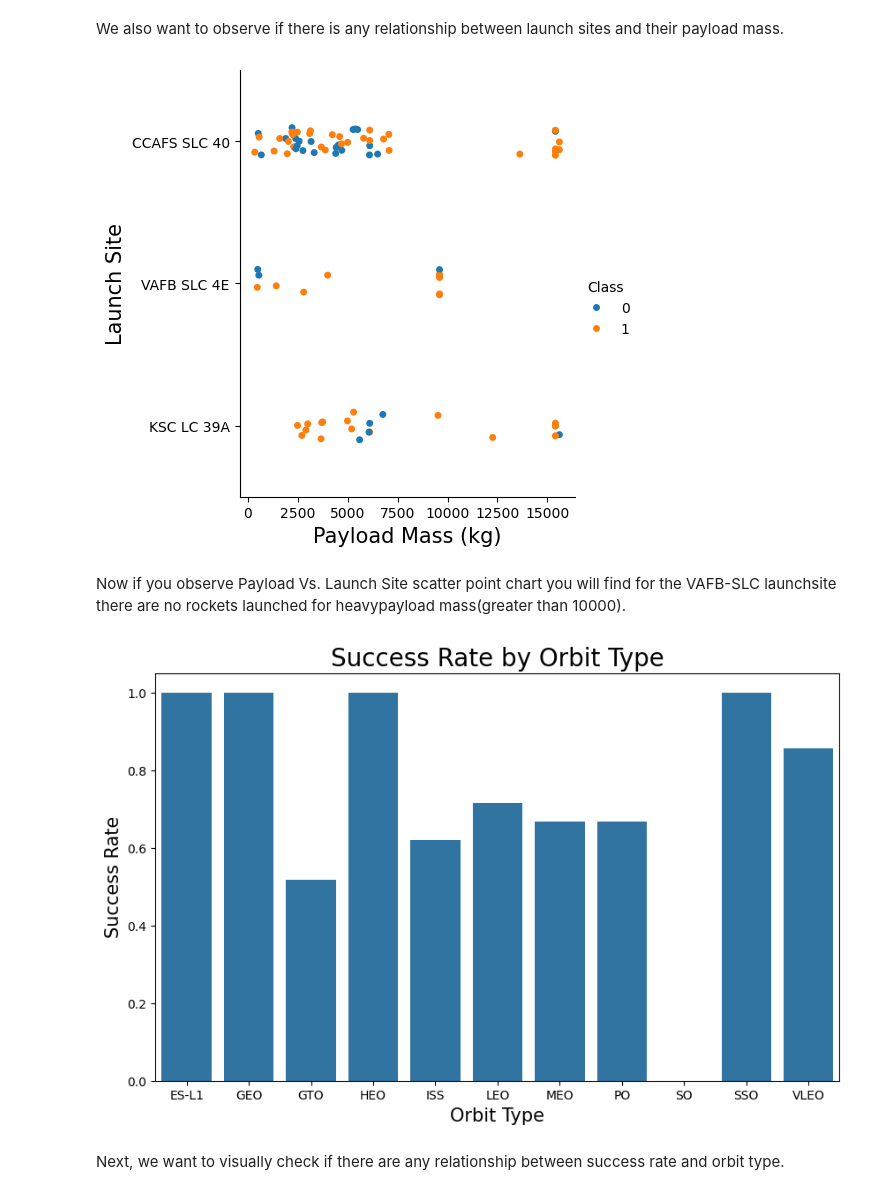
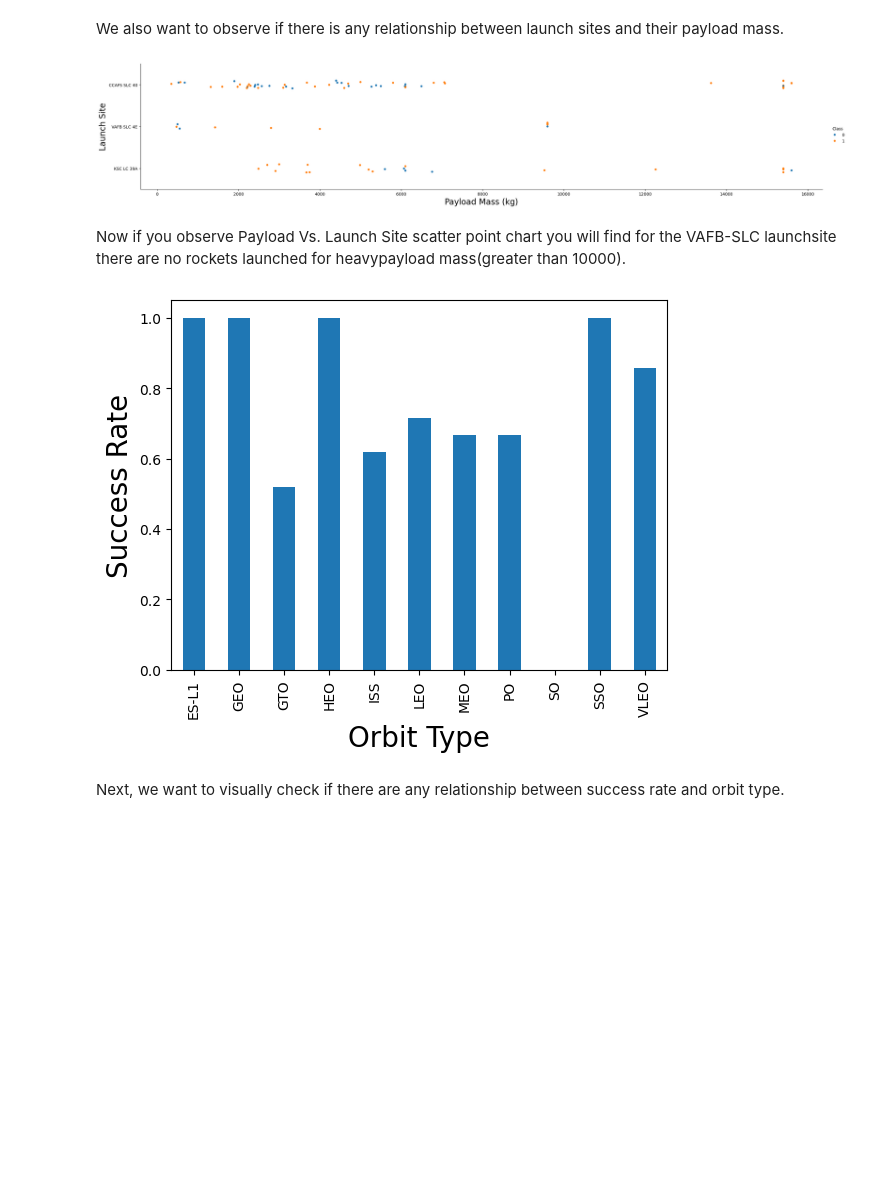
Before and after one commit to happymondaynkanta/Data-Science-Capstone, a Jupyter notebook: module_2_edadataviz.ipynb, the cells around one changed output. Drawn from its saved outputs; the diff is of its cells as text; code cells hidden in the pictures; blank space fills up the shorter version.

```diff
--- a/module_2_edadataviz.ipynb
+++ b/module_2_edadataviz.ipynb
@@ -112,27 +118,23 @@ sns.catplot(x="PayloadMass", y="LaunchSite", hue="Class", data=df, aspect=1)
 We also want to observe if there is any relationship between launch sites and their payload mass.
 # %%
 # Plot a scatter point chart with x axis to be Pay Load Mass (kg) and y axis to be the launch site, and hue to be the class value
-
-### TASK 2: Visualize the relationship between Payload and Launch Site
-sns.catplot(x="PayloadMass", y="LaunchSite", hue="Class", data=df, aspect=1)
-plt.xlabel("Payload Mass (kg)", fontsize=15)
-plt.ylabel("Launch Site", fontsize=15)
+sns.catplot(y="LaunchSite", x="PayloadMass", hue="Class", data=df, aspect = 5)
+plt.xlabel("Payload Mass (kg)",fontsize=20)
+plt.ylabel("Launch Site",fontsize=20)
 plt.show()
 # %% [output]
-[figure, old version]
+[figure, new version]
 # %% [markdown]
 Now if you observe Payload Vs. Launch Site scatter point chart you will find for the VAFB-SLC  launchsite there are no  rockets  launched for  heavypayload mass(greater than 10000).
 # %%
 ### TASK  3: Visualize the relationship between success rate of each orbit type
-success_rate_orbit = df.groupby('Orbit')['Class'].mean().reset_index()
-plt.figure(figsize=(10, 6))
-sns.barplot(x='Orbit', y='Class', data=success_rate_orbit)
-plt.xlabel("Orbit Type", fontsize=15)
-plt.ylabel("Success Rate", fontsize=15)
-plt.title("Success Rate by Orbit Type", fontsize=20)
+# HINT use groupby method on Orbit column and get the mean of Class column
+df.groupby("Orbit").mean()['Class'].plot(kind='bar')
+plt.xlabel("Orbit Type",fontsize=20)
+plt.ylabel("Success Rate",fontsize=20)
 plt.show()
 # %% [output]
-[figure, old version]
+[figure, new version]
 # %% [markdown]
 Next, we want to visually check if there are any relationship between success rate and orbit type.
 # %% [markdown]
```
Also changed, not shown: parts of 15 cells of this notebook.
